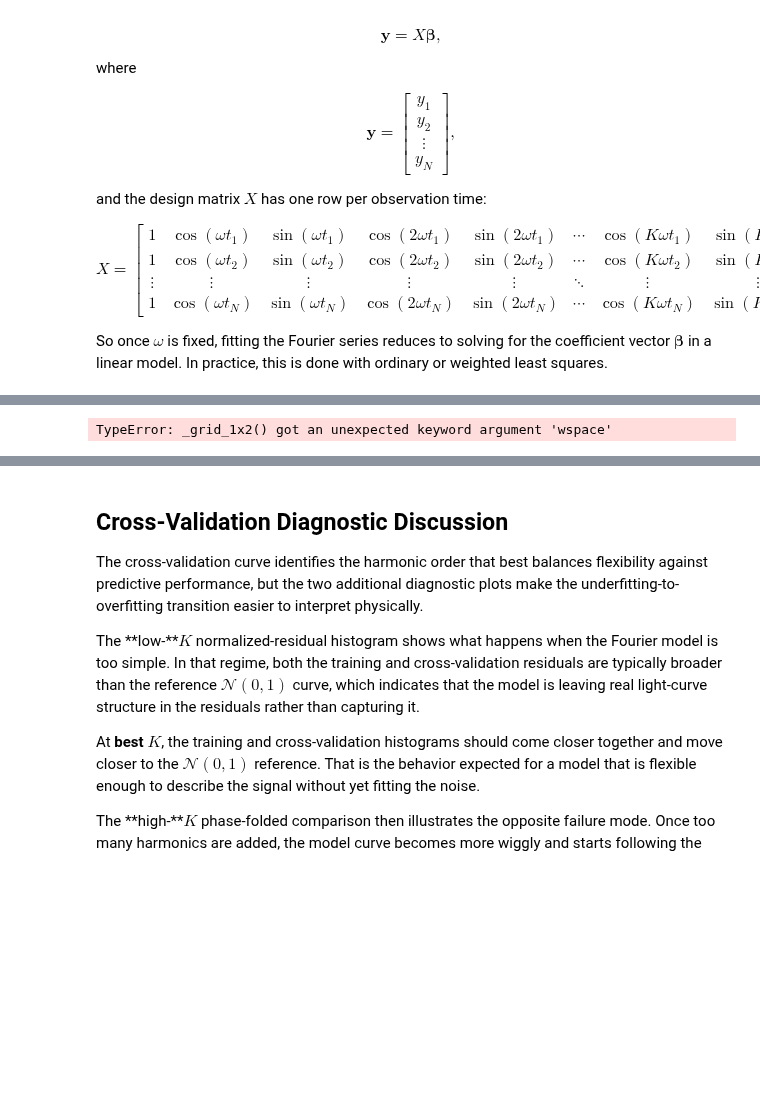
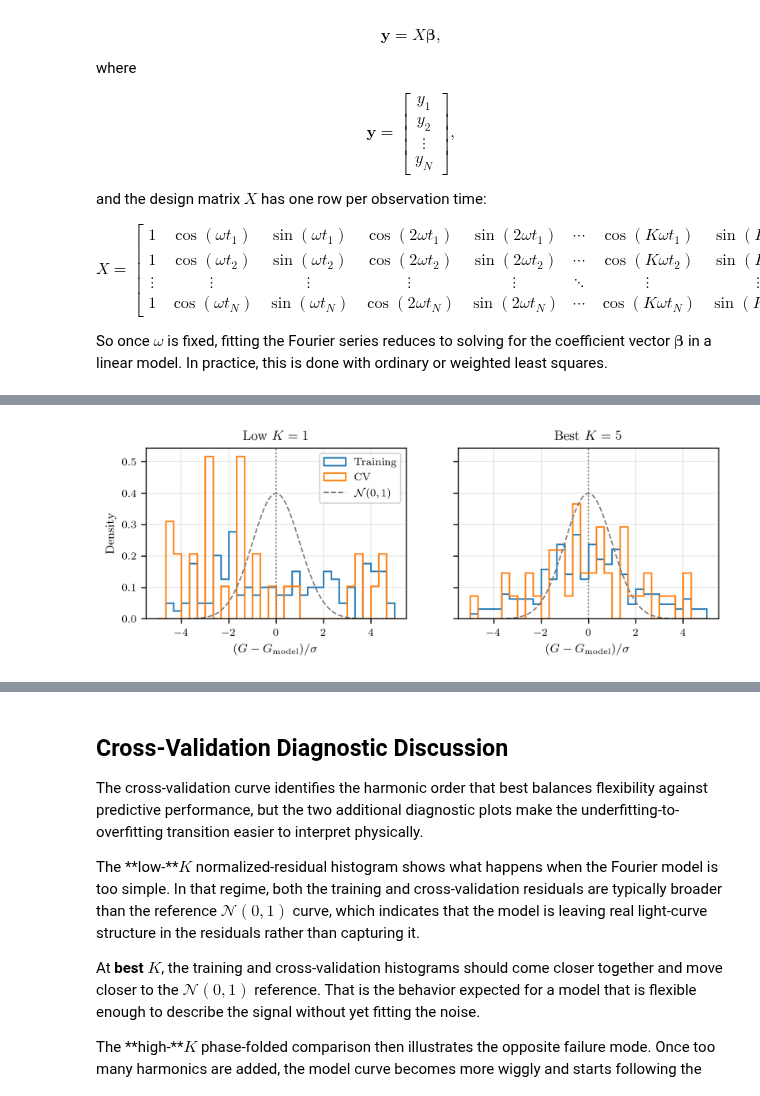
Before and after one commit to raw-asparagus/ay-128, a Jupyter notebook: labs/01/01-01.ipynb, the cells around one changed output, grey strips where cells are left out. Drawn from its saved outputs; the diff is of its cells as text; code cells hidden in the pictures; blank space fills up the shorter version.

```diff
--- a/labs/01/01-01.ipynb
+++ b/labs/01/01-01.ipynb
@@ -257,57 +252,33 @@ plt.show()
 # %%
-from ugdatalab import fourier_fit
-from ugdatalab.plotting import (
-    _grid_1x2,
-    TEXTWIDTH_IN,
-    PRIMARY_COLOR,
-    SECONDARY_COLOR,
-    NEUTRAL_COLOR,
-    LW_STANDARD,
-)
-
-clean_mask = (
-    np.isfinite(np.asarray(lightcurve["g_transit_time"], dtype=float))
-    & np.isfinite(np.asarray(lightcurve["g_transit_mag"], dtype=float))
-    & np.isfinite(np.asarray(lightcurve["g_transit_mag_err"], dtype=float))
-    & (np.asarray(lightcurve["g_transit_mag_err"], dtype=float) > 0)
-)
-clean_lightcurve = lightcurve[clean_mask]
-train_lightcurve = clean_lightcurve[train_idx]
-cv_lightcurve = clean_lightcurve[cv_idx]
+train_lightcurve = lightcurve[train_idx]
+cv_lightcurve = lightcurve[cv_idx]
 
 train_epochs = np.asarray(train_lightcurve["g_transit_time"], dtype=float)
 train_mags = np.asarray(train_lightcurve["g_transit_mag"], dtype=float)
 train_errs = np.asarray(train_lightcurve["g_transit_mag_err"], dtype=float)
 cv_epochs = np.asarray(cv_lightcurve["g_transit_time"], dtype=float)
 cv_mags = np.asarray(cv_lightcurve["g_transit_mag"], dtype=float)
 cv_errs = np.asarray(cv_lightcurve["g_transit_mag_err"], dtype=float)
 
-valid_K_mask = np.isfinite(chi2r_train) & np.isfinite(chi2r_cv)
-valid_Ks = np.asarray(Ks[valid_K_mask], dtype=int)
-compare_Ks = [int(valid_Ks[0]), int(best_K)]
-compare_labels = [rf"Low $K={compare_Ks[0]}$", rf"Best $K={compare_Ks[1]}$"]
+low_K = int(Ks[0])
 
-fig, axes = _grid_1x2(figsize=(TEXTWIDTH_IN, 0.30 * TEXTWIDTH_IN), sharey=True, wspace=0.24)
-bins = np.linspace(-5.0, 5.0, 31)
-x_gauss = np.linspace(-5.0, 5.0, 400)
-gaussian = np.exp(-0.5 * x_gauss**2) / np.sqrt(2.0 * np.pi)
+fit_low = fourier_fit(train_lightcurve, pf, low_K)
+fit_best = fourier_fit(train_lightcurve, pf, int(best_K))
 
-for ax, K, label in zip(axes, compare_Ks, compare_labels):
-    fit = fourier_fit(train_lightcurve, period, K)
-    train_norm = (train_mags - fit.predict(train_epochs)) / train_errs
-    cv_norm = (cv_mags - fit.predict(cv_epochs)) / cv_errs
+train_norm_low = (train_mags - fit_low.predict(train_epochs)) / train_errs
+cv_norm_low = (cv_mags - fit_low.predict(cv_epochs)) / cv_errs
+train_norm_best = (train_mags - fit_best.predict(train_epochs)) / train_errs
+cv_norm_best = (cv_mags - fit_best.predict(cv_epochs)) / cv_errs
 
-    ax.hist(train_norm, bins=bins, histtype="step", density=True, color=PRIMARY_COLOR, lw=1.2, label="Training")
-    ax.hist(cv_norm, bins=bins, histtype="step", density=True, color=SECONDARY_COLOR, lw=1.2, label="CV")
-    ax.plot(x_gauss, gaussian, color=NEUTRAL_COLOR, ls="--", lw=LW_STANDARD, label=r"$\mathcal{N}(0,1)$")
-    ax.axvline(0.0, color=NEUTRAL_COLOR, ls=":", lw=LW_STANDARD)
-    ax.set_title(label)
-    ax.set_xlabel(r"$(m - m_{\rm model})/\sigma$")
-    ax.grid(True)
-
-axes[0].set_ylabel("Density")
-axes[0].legend(loc="best")
+axes = plot_fourier_normalized_residual_histograms(
+    train_norm_low,
+    cv_norm_low,
+    train_norm_best,
+    cv_norm_best,
+    low_K,
+    best_K,
+)
 plt.show()
 # %% [output]
-TypeError: _grid_1x2() got an unexpected keyword argument 'wspace'
+[figure, added]
 # %%
```
Also changed, not shown: parts of 10 cells of this notebook, 6 other files.
